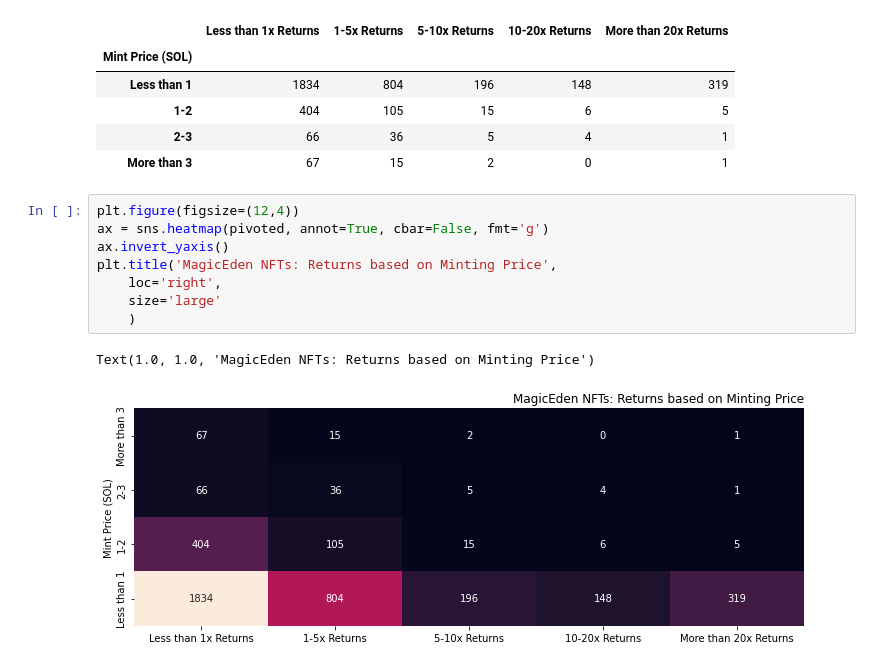
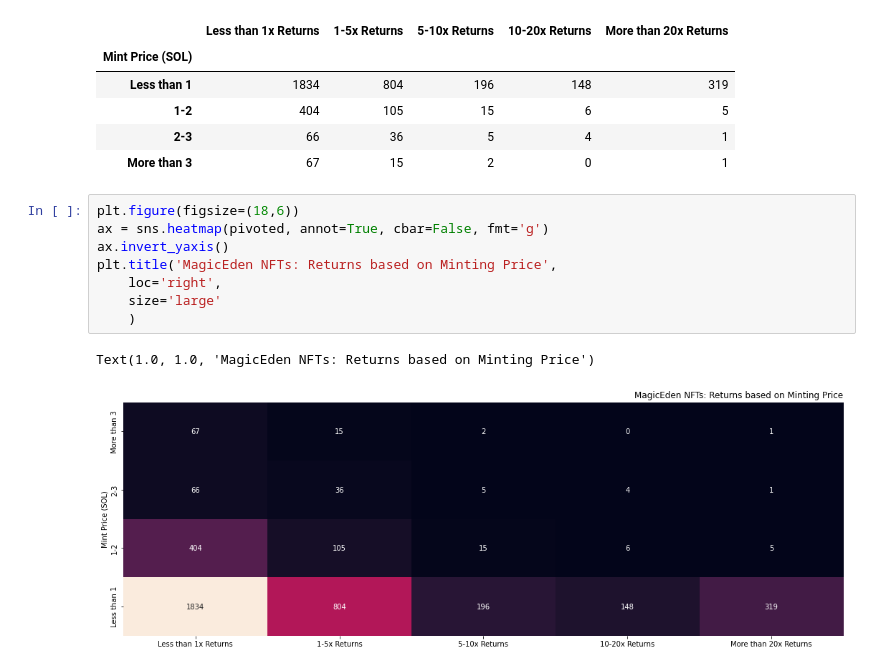
Before and after one commit to MeiLiing/flipside_bounties, a Jupyter notebook: solana_nft_bounty/nft_mint_sweetspot.ipynb, the cells around one changed output. Saved outputs shown, nothing was run; the diff lists cells and outputs as text.

```diff
--- a/solana_nft_bounty/nft_mint_sweetspot.ipynb
+++ b/solana_nft_bounty/nft_mint_sweetspot.ipynb
@@ -196,13 +194,13 @@ pivoted
 | 2-3 | 66 | 36 | 5 | 4 | 1 |
 | More than 3 | 67 | 15 | 2 | 0 | 1 |
 # %%
-plt.figure(figsize=(12,4))
+plt.figure(figsize=(18,6))
 ax = sns.heatmap(pivoted, annot=True, cbar=False, fmt='g')
 ax.invert_yaxis()
 plt.title('MagicEden NFTs: Returns based on Minting Price',
     loc='right',
     size='large'
     )
 # %% [output]
 Text(1.0, 1.0, 'MagicEden NFTs: Returns based on Minting Price')
-[figure, old version]
+[figure, new version]
```
Also changed, not shown: parts of 2 cells of this notebook, 2 other files.
